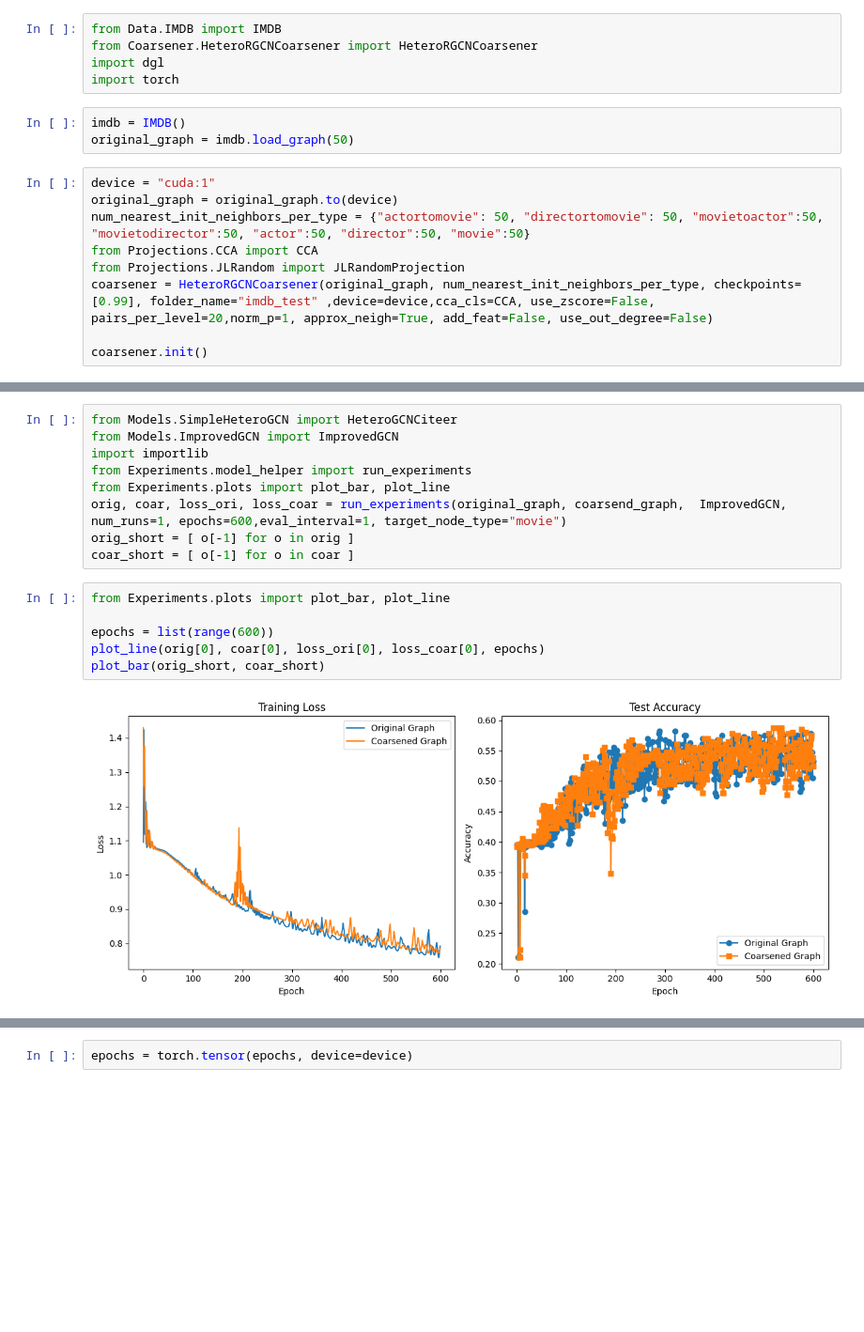
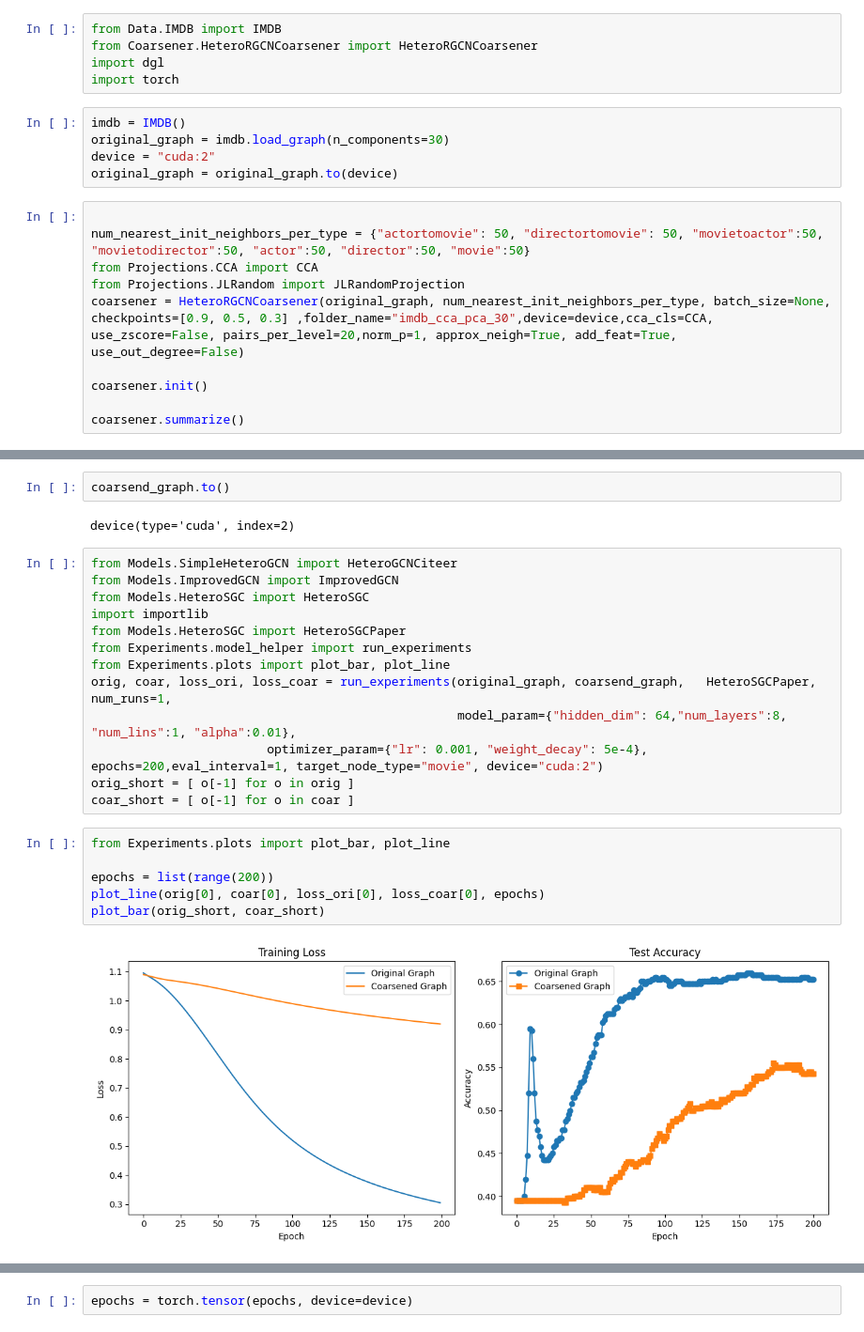
Before and after one commit to Robino-CK/hetero-conv-matching, a Jupyter notebook: test_imdb.ipynb, the cells around one changed output, grey strips where cells are left out. Shown at 94% size. Saved outputs shown, nothing was run; the diff lists cells and outputs as text; blank space fills up the shorter version.

Commit message:
more experiments

```diff
--- a/test_imdb.ipynb
+++ b/test_imdb.ipynb
@@ -5,16 +5,19 @@ import dgl
 import torch
 # %%
 imdb = IMDB()
-original_graph = imdb.load_graph(50)
+original_graph = imdb.load_graph(n_components=30)
+device = "cuda:2"
+original_graph = original_graph.to(device)
 # %%
-device = "cuda:1"
-original_graph = original_graph.to(device)
+
 num_nearest_init_neighbors_per_type = {"actortomovie": 50, "directortomovie": 50, "movietoactor":50, "movietodirector":50, "actor":50, "director":50, "movie":50}
 from Projections.CCA import CCA
 from Projections.JLRandom import JLRandomProjection
-coarsener = HeteroRGCNCoarsener(original_graph, num_nearest_init_neighbors_per_type, checkpoints=[0.99], folder_name="imdb_test" ,device=device,cca_cls=CCA, use_zscore=False, pairs_per_level=20,norm_p=1, approx_neigh=True, add_feat=False, use_out_degree=False)
+coarsener = HeteroRGCNCoarsener(original_graph, num_nearest_init_neighbors_per_type, batch_size=None, checkpoints=[0.9, 0.5, 0.3] ,folder_name="imdb_cca_pca_30",device=device,cca_cls=CCA, use_zscore=False, pairs_per_level=20,norm_p=1, approx_neigh=True, add_feat=True, use_out_degree=False)
 
 coarsener.init()
+
+coarsener.summarize()
 # %% [output]
 actortomovie
 directortomovie
@@ -56,18 +52,26 @@ ratio 0.9895833333333334
+# %%
+coarsend_graph.to()
+# %% [output]
+device(type='cuda', index=2)
 # %%
 from Models.SimpleHeteroGCN import HeteroGCNCiteer
 from Models.ImprovedGCN import ImprovedGCN
+from Models.HeteroSGC import HeteroSGC
 import importlib
+from Models.HeteroSGC import HeteroSGCPaper
 from Experiments.model_helper import run_experiments
 from Experiments.plots import plot_bar, plot_line
-orig, coar, loss_ori, loss_coar = run_experiments(original_graph, coarsend_graph,  ImprovedGCN, num_runs=1, epochs=600,eval_interval=1, target_node_type="movie")
+orig, coar, loss_ori, loss_coar = run_experiments(original_graph, coarsend_graph,   HeteroSGCPaper, num_runs=1,
+                                                  model_param={"hidden_dim": 64,"num_layers":8, "num_lins":1, "alpha":0.01},
+                        optimizer_param={"lr": 0.001, "weight_decay": 5e-4}, epochs=200,eval_interval=1, target_node_type="movie", device="cuda:2")
 orig_short = [ o[-1] for o in orig ]
 coar_short = [ o[-1] for o in coar ]
 # %%
 from Experiments.plots import plot_bar, plot_line
 
-epochs = list(range(600))
+epochs = list(range(200))
 plot_line(orig[0], coar[0], loss_ori[0], loss_coar[0], epochs)
 plot_bar(orig_short, coar_short)
 # %% [output]
-[figure, old version]
+[figure, new version]
 Final Performance Comparison:
```
Also changed, not shown: parts of 5 cells of this notebook, 6 other files.
